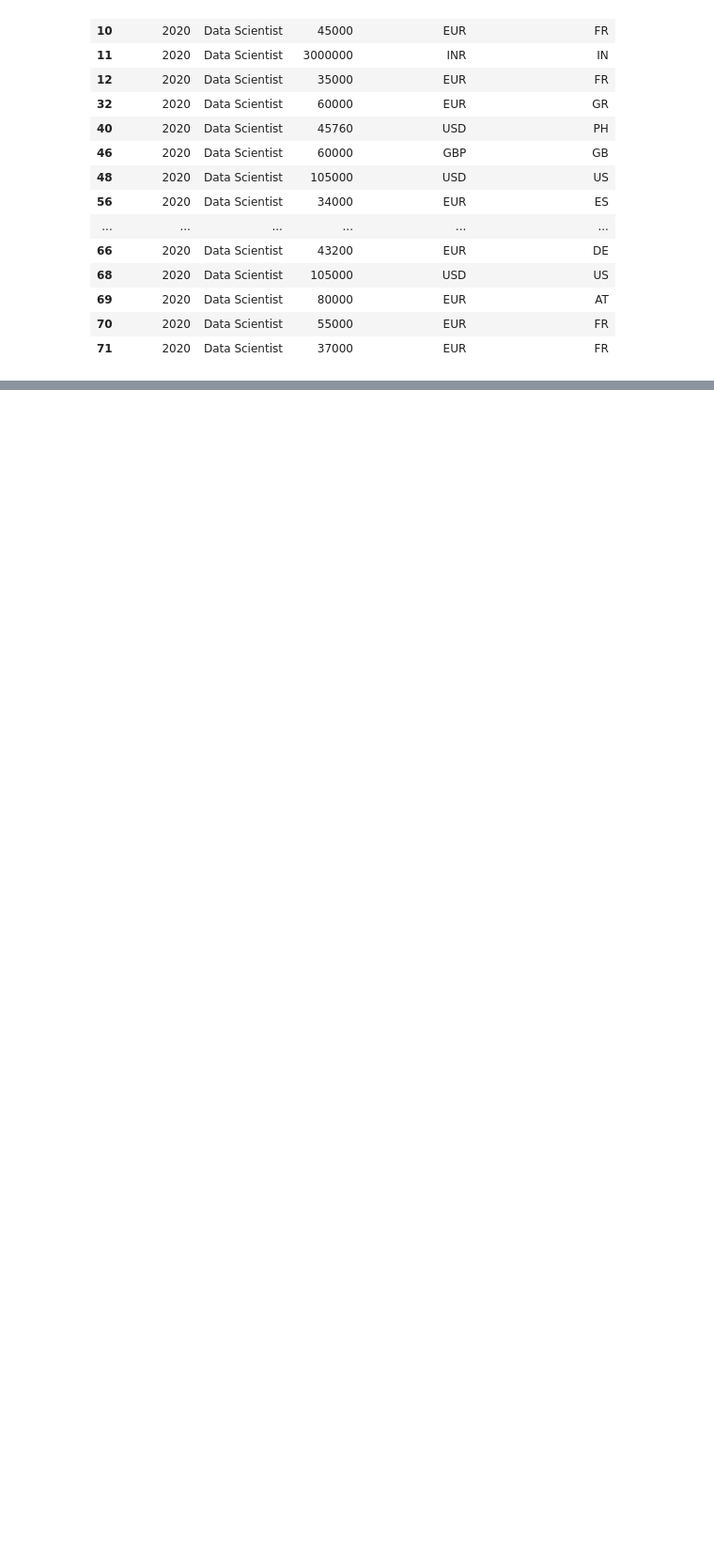
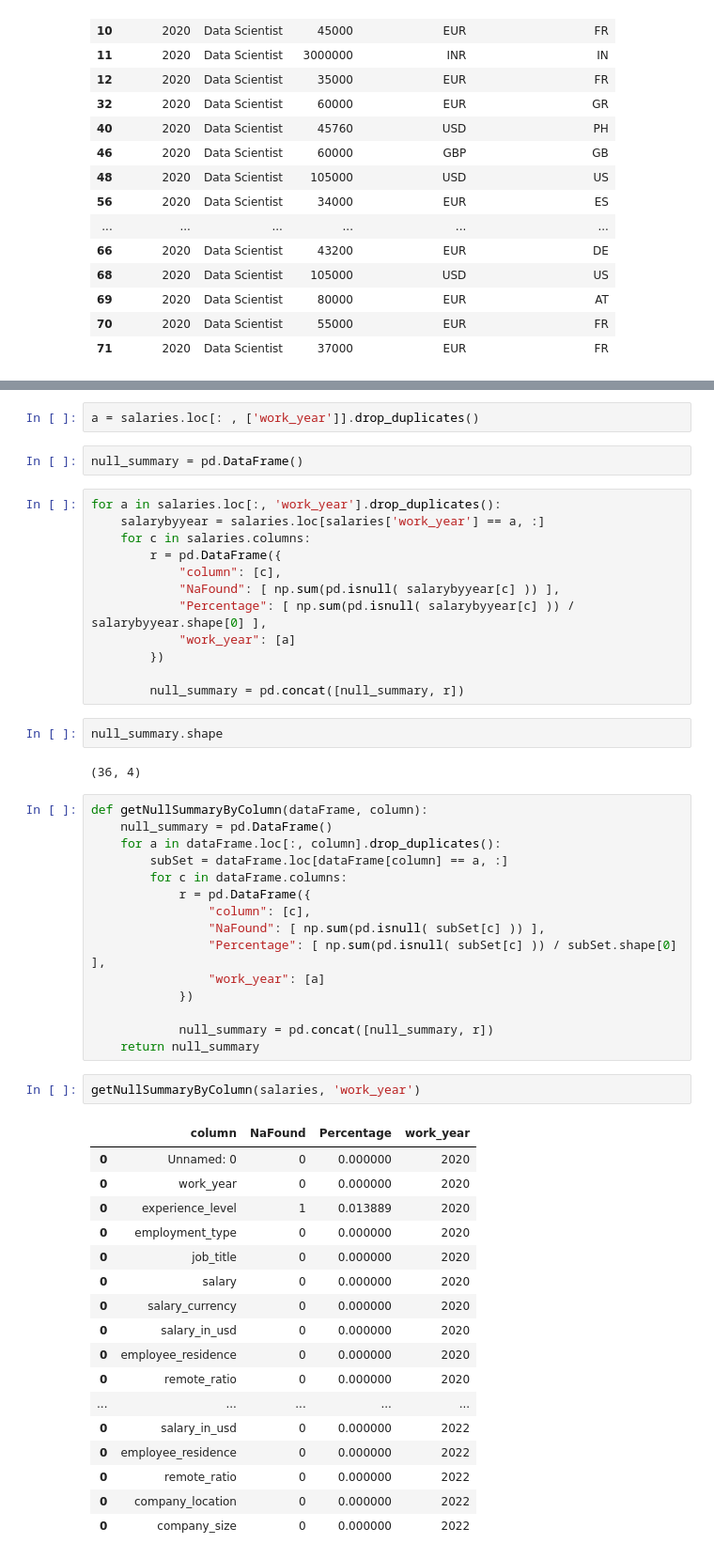
Before and after one commit to iamchapita/Inteligencia-Artificial, a Jupyter notebook: Unidad I/Ejercicios/001/Untitled.ipynb, the cells around one changed output, grey strips where cells are left out. Shown at 94% size. Saved outputs shown, nothing was run; the diff lists cells and outputs as text; blank space fills up the shorter version.

```diff
--- a/Unidad I/Ejercicios/001/Untitled.ipynb
+++ b/Unidad I/Ejercicios/001/Untitled.ipynb
@@ -109,0 +273,55 @@ data.loc[(data['job_title'] == 'Data Scientist') & (data['work_year'] == 2020),
+# %%
+a = salaries.loc[: , ['work_year']].drop_duplicates()
+# %%
+null_summary = pd.DataFrame()
+# %%
+for a in salaries.loc[:, 'work_year'].drop_duplicates():
+    salarybyyear = salaries.loc[salaries['work_year'] == a, :]
+    for c in salaries.columns:
+        r = pd.DataFrame({
+            "column": [c],
+            "NaFound": [ np.sum(pd.isnull( salarybyyear[c] )) ],
+            "Percentage": [ np.sum(pd.isnull( salarybyyear[c] )) / salarybyyear.shape[0] ],
+            "work_year": [a]
+        })
+
+        null_summary = pd.concat([null_summary, r])
+# %%
+null_summary.shape
+# %% [output]
+(36, 4)
+# %%
+def getNullSummaryByColumn(dataFrame, column):
+    null_summary = pd.DataFrame()
+    for a in dataFrame.loc[:, column].drop_duplicates():
+        subSet = dataFrame.loc[dataFrame[column] == a, :]
+        for c in dataFrame.columns:
+            r = pd.DataFrame({
+                "column": [c],
+                "NaFound": [ np.sum(pd.isnull( subSet[c] )) ],
+                "Percentage": [ np.sum(pd.isnull( subSet[c] )) / subSet.shape[0] ],
+                "work_year": [a]
+            })
+
+            null_summary = pd.concat([null_summary, r])
+    return null_summary
+# %%
+getNullSummaryByColumn(salaries, 'work_year')
+# %% [output]
+|  | column | NaFound | Percentage | work_year |
+| 0 | Unnamed: 0 | 0 | 0.000000 | 2020 |
+| 0 | work_year | 0 | 0.000000 | 2020 |
+| 0 | experience_level | 1 | 0.013889 | 2020 |
+| 0 | employment_type | 0 | 0.000000 | 2020 |
+| 0 | job_title | 0 | 0.000000 | 2020 |
+| 0 | salary | 0 | 0.000000 | 2020 |
+| 0 | salary_currency | 0 | 0.000000 | 2020 |
+| 0 | salary_in_usd | 0 | 0.000000 | 2020 |
+| 0 | employee_residence | 0 | 0.000000 | 2020 |
+| 0 | remote_ratio | 0 | 0.000000 | 2020 |
+| ... | ... | ... | ... | ... |
+| 0 | salary_in_usd | 0 | 0.000000 | 2022 |
+| 0 | employee_residence | 0 | 0.000000 | 2022 |
+| 0 | remote_ratio | 0 | 0.000000 | 2022 |
+| 0 | company_location | 0 | 0.000000 | 2022 |
+| 0 | company_size | 0 | 0.000000 | 2022 |
```
Also changed, not shown: parts of 25 cells of this notebook, 1 other file.
